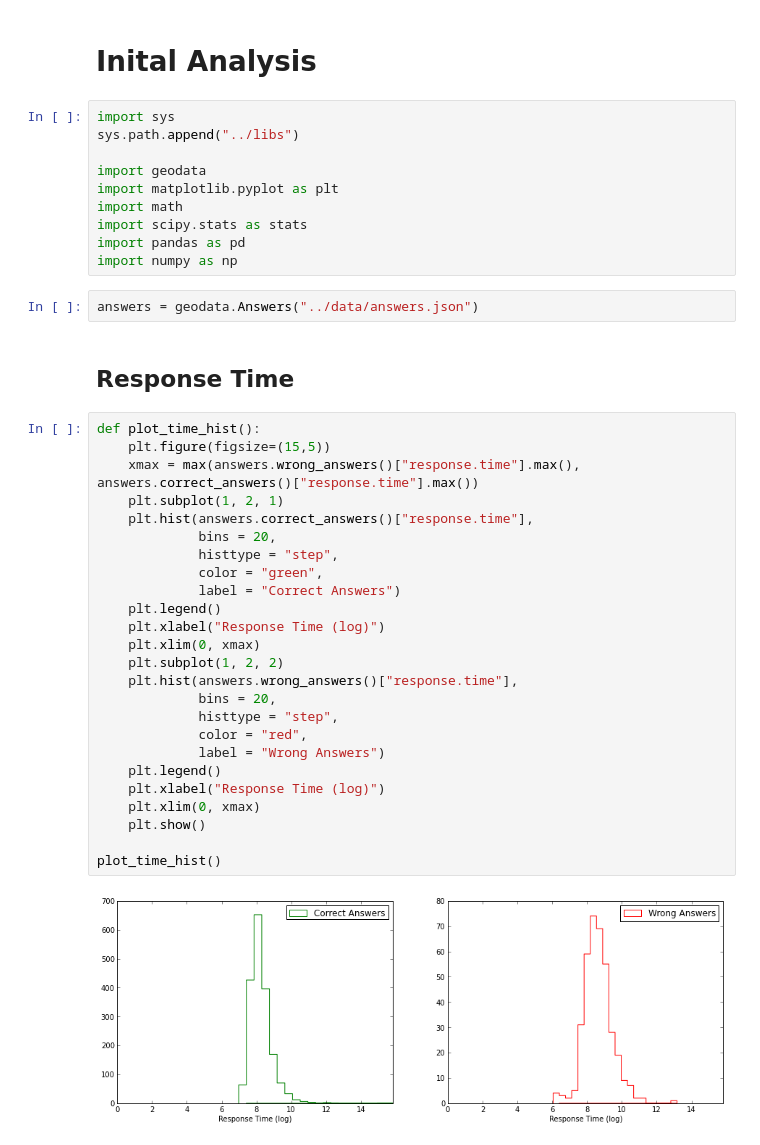
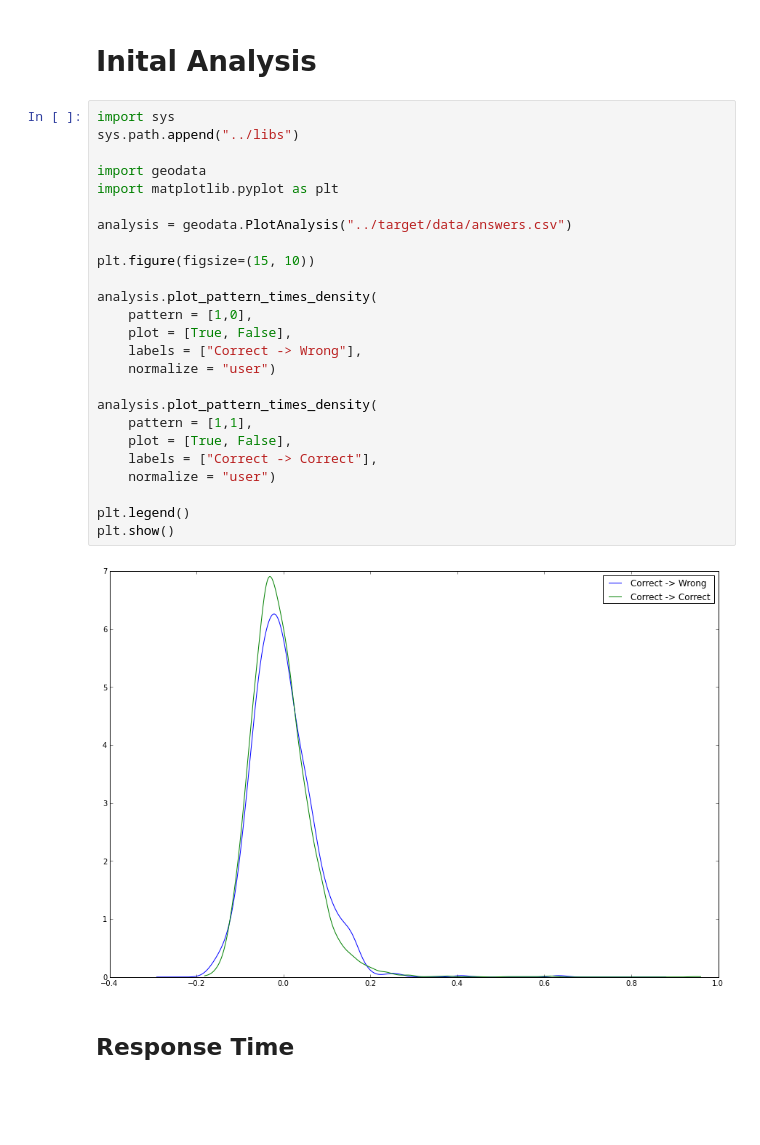
Before and after one commit to adaptive-learning/geography-tools, a Jupyter notebook: notebooks/initial_analysis.ipynb, the cells around one changed output. Drawn from its saved outputs; the diff is of its cells as text; blank space fills up the shorter version.

Commit message:
refactoring and initial analysis updated

```diff
--- a/notebooks/initial_analysis.ipynb
+++ b/notebooks/initial_analysis.ipynb
@@ -1,43 +1,31 @@
 # %% [markdown]
 # Inital Analysis
-# %%
-import sys
-sys.path.append("../libs")
-
-import geodata
-import matplotlib.pyplot as plt
-import math
-import scipy.stats as stats
-import pandas as pd
-import numpy as np
-# %%
-answers = geodata.Answers("../data/answers.json")
+# %%
+import sys
+sys.path.append("../libs")
+
+import geodata
+import matplotlib.pyplot as plt
+
+analysis = geodata.PlotAnalysis("../target/data/answers.csv")
+
+plt.figure(figsize=(15, 10))
+
+analysis.plot_pattern_times_density(
+    pattern = [1,0],
+    plot = [True, False],
+    labels = ["Correct -> Wrong"],
+    normalize = "user")
+
+analysis.plot_pattern_times_density(
+    pattern = [1,1],
+    plot = [True, False],
+    labels = ["Correct -> Correct"],
+    normalize = "user")
+
+plt.legend()
+plt.show()
+# %% [output]
+[figure, added]
 # %% [markdown]
 ## Response Time
-# %%
-def plot_time_hist():
-    plt.figure(figsize=(15,5))
-    xmax = max(answers.wrong_answers()["response.time"].max(), answers.correct_answers()["response.time"].max())
-    plt.subplot(1, 2, 1)
-    plt.hist(answers.correct_answers()["response.time"],
-             bins = 20,
-             histtype = "step",
-             color = "green",
-             label = "Correct Answers")
-    plt.legend()
-    plt.xlabel("Response Time (log)")
-    plt.xlim(0, xmax)
-    plt.subplot(1, 2, 2)
-    plt.hist(answers.wrong_answers()["response.time"],
-             bins = 20,
-             histtype = "step",
-             color = "red",
-             label = "Wrong Answers")
-    plt.legend()
-    plt.xlabel("Response Time (log)")
-    plt.xlim(0, xmax)
-    plt.show()
-
-plot_time_hist()
-# %% [output]
-[figure, removed]
```
Also changed, not shown: parts of 7 cells of this notebook, 9 other files.
